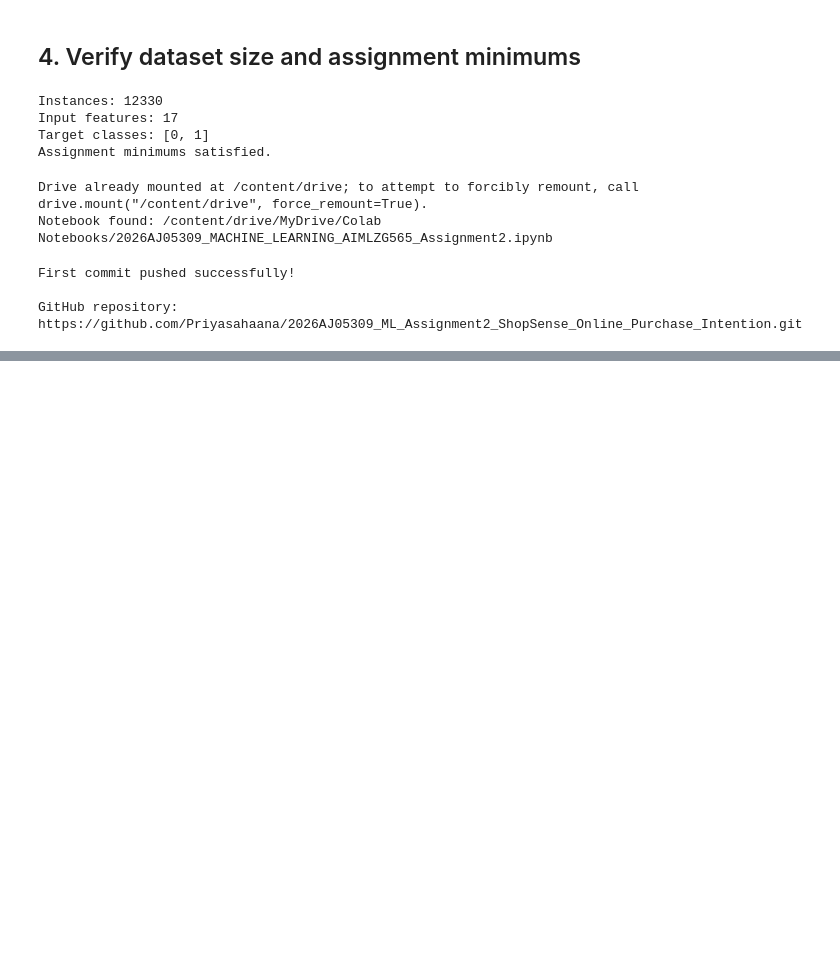
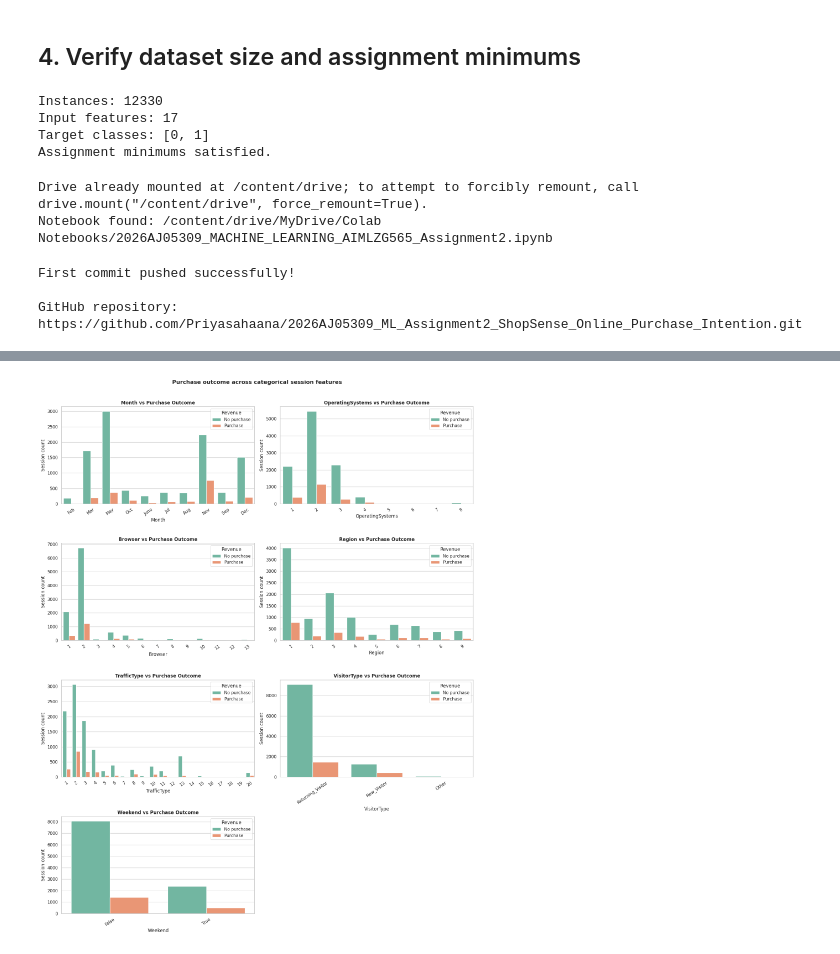
Before and after one commit to Priyasahaana/2026AJ05309_ML_Assignment2_ShopSense_Online_Purchase_Intention, a Jupyter notebook: 2026AJ05309_MACHINE_LEARNING_AIMLZG565_Assignment2.ipynb, the cells around one changed output, grey strips where cells are left out. Drawn from its saved outputs; the diff is of its cells as text; code cells hidden in the pictures; blank space fills up the shorter version.

Commit message:
Add data quality checks and exploratory data analysis

```diff
--- a/2026AJ05309_MACHINE_LEARNING_AIMLZG565_Assignment2.ipynb
+++ b/2026AJ05309_MACHINE_LEARNING_AIMLZG565_Assignment2.ipynb
@@ -277,0 +388,27 @@ https://github.com/Priyasahaana/2026AJ05309_ML_Assignment2_ShopSense_Online_Purc
+# %%
+categorical_plot_features = [
+    "Month", "OperatingSystems", "Browser", "Region",
+    "TrafficType", "VisitorType", "Weekend"
+]
+n_features = len(categorical_plot_features)
+n_cols = 2
+n_rows = int(np.ceil(n_features / n_cols))
+fig, axes = plt.subplots(n_rows, n_cols, figsize=(16, 5 * n_rows))
+axes = np.asarray(axes).reshape(-1)
+
+for i, feature in enumerate(categorical_plot_features):
+    sns.countplot(data=df, x=feature, hue="Revenue", ax=axes[i], palette="Set2")
+    axes[i].set_title(f"{feature} vs Purchase Outcome", fontweight="bold")
+    axes[i].set_xlabel(feature)
+    axes[i].set_ylabel("Session count")
+    axes[i].tick_params(axis="x", rotation=35)
+    axes[i].legend(title="Revenue", labels=["No purchase", "Purchase"])
+
+for j in range(n_features, len(axes)):
+    fig.delaxes(axes[j])
+fig.suptitle("Purchase outcome across categorical session features", y=1.01, fontweight="bold")
+plt.tight_layout()
+plt.savefig(ASSET_DIR / "categorical_analysis.png", dpi=220, bbox_inches="tight")
+plt.show()
+# %% [output]
+[figure, added]
```
Also changed, not shown: parts of 11 cells of this notebook.
